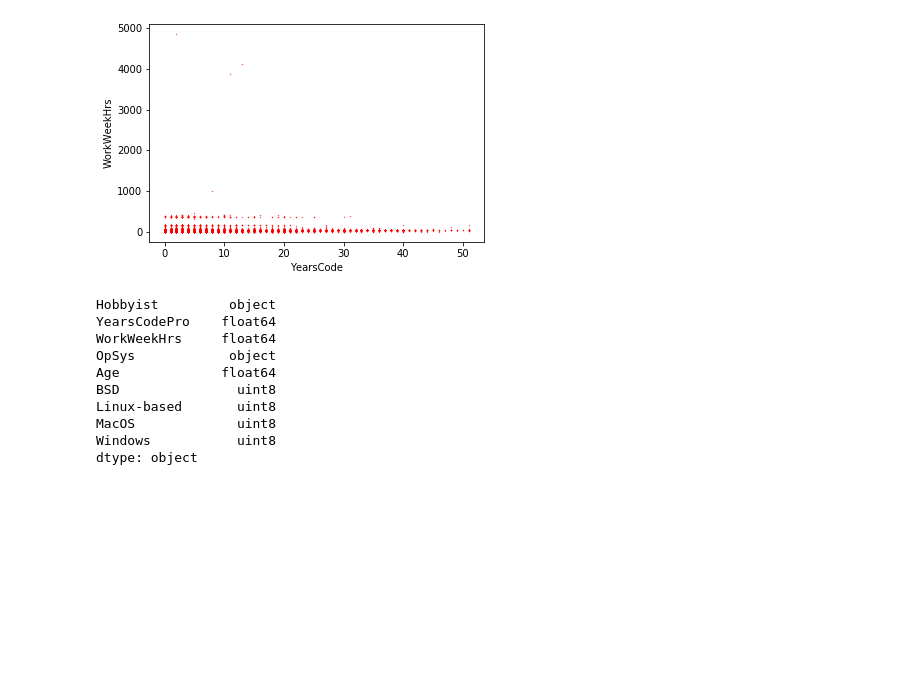
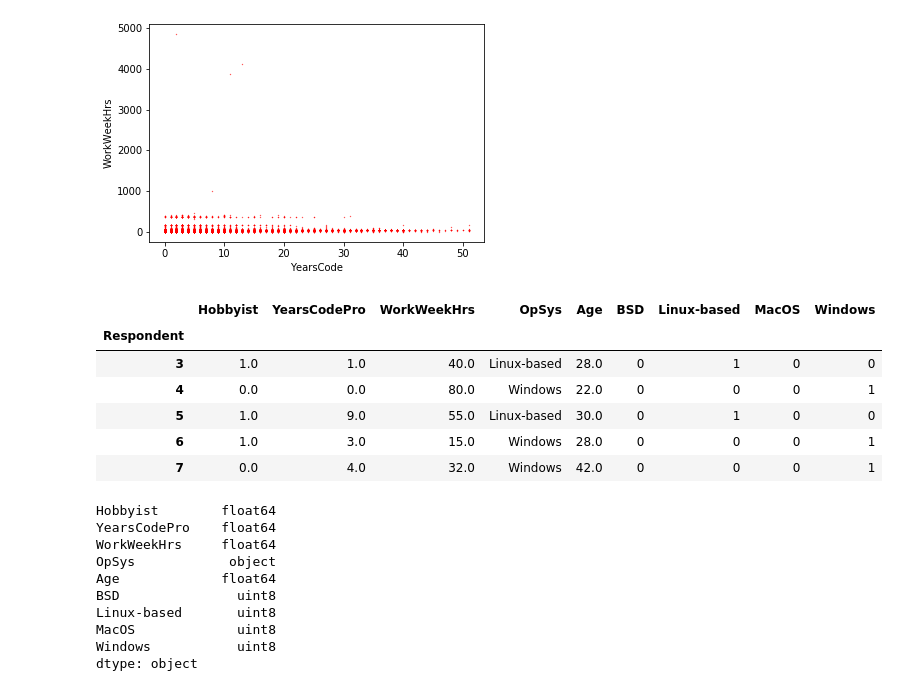
Before and after one commit to s452889/examples, a Jupyter notebook: Zestaw 2- step by step.ipynb, the cells around one changed output. Cells and saved outputs as stored; diff of their text form; code cells hidden in the pictures; blank space fills up the shorter version.

```diff
--- a/Zestaw 2- step by step.ipynb
+++ b/Zestaw 2- step by step.ipynb
@@ -58,15 +54,24 @@ plt.show()
 [figure]
 # %%
 #3
-# one-hot encoding (get_dummies) and joint both data frames (df1 and one_hot)
+# one-hot encoding (get_dummies) and join both data frames (df1 and one_hot)
 one_hot = pd.get_dummies(df1["OpSys"])
 one_hot.dropna(inplace=True)
-df2 = df1.join(one_hot)
+df1 = df1.join(one_hot)
+df1.head()
+# %% [output]
+|  | Hobbyist | YearsCodePro | WorkWeekHrs | OpSys | Age | BSD | Linux-based | MacOS | Windows |
+| Respondent |  |  |  |  |  |  |  |  |  |
+| 3 | 1.0 | 1.0 | 40.0 | Linux-based | 28.0 | 0 | 1 | 0 | 0 |
+| 4 | 0.0 | 0.0 | 80.0 | Windows | 22.0 | 0 | 0 | 0 | 1 |
+| 5 | 1.0 | 9.0 | 55.0 | Linux-based | 30.0 | 0 | 1 | 0 | 0 |
+| 6 | 1.0 | 3.0 | 15.0 | Windows | 28.0 | 0 | 0 | 0 | 1 |
+| 7 | 0.0 | 4.0 | 32.0 | Windows | 42.0 | 0 | 0 | 0 | 1 |
 # %%
 # check types of df
-print(df2.dtypes)
+print(df1.dtypes)
 # %% [output]
-Hobbyist         object
+Hobbyist        float64
 YearsCodePro    float64
 WorkWeekHrs     float64
 OpSys            object
```
Also changed, not shown: parts of 13 cells of this notebook.
